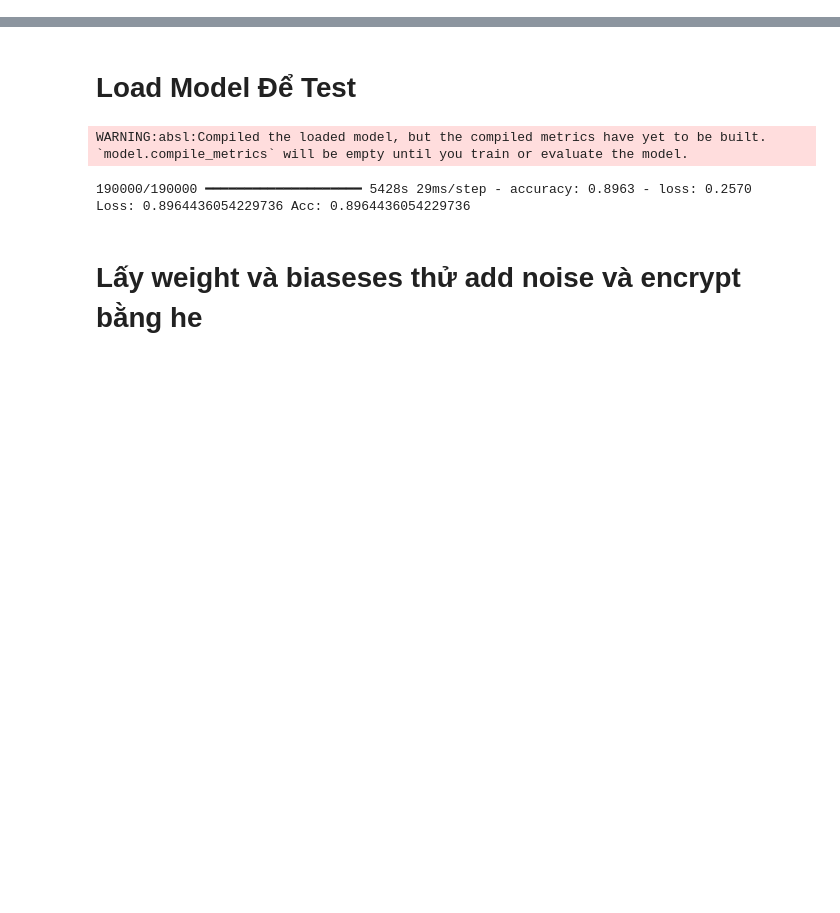
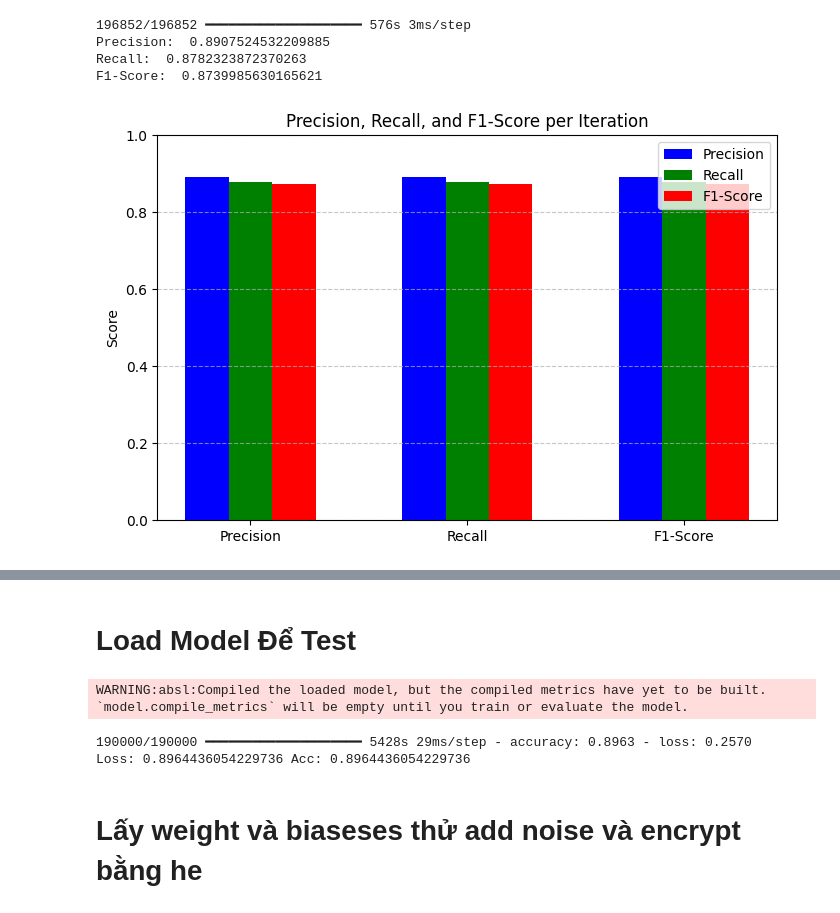
Before and after one commit to VoNhtHoang/Enhancing-Privacy-Preservation-of-Federated-Learning-for-IDS, a Jupyter notebook: CNN_model_with_dask.ipynb, the cells around one changed output, grey strips where cells are left out. Drawn from its saved outputs; the diff is of its cells as text; code cells hidden in the pictures; blank space fills up the shorter version.

```diff
--- a/CNN_model_with_dask.ipynb
+++ b/CNN_model_with_dask.ipynb
@@ -8,7 +8,8 @@ from tensorflow.keras.models import Sequential
 from tensorflow.keras import layers, models
 from tensorflow.keras.layers import Conv1D, MaxPooling1D, Flatten, Dense, Dropout
 
-file_path = "Processed_Data/Mapped_Dataset.csv"
+# file_path = "Processed_Data/Mapped_Dataset.csv"
+file_path="C:/Users/hoang/FileCSV_DACN_2025/Benign_ddos_dos_Mapped_Dataset.csv"
 
 df = dk.read_csv(file_path)
 # %%
@@ -21,7 +22,7 @@ from dask_ml.model_selection import train_test_split
 train_df, test_df = train_test_split(df, test_size=ratio_test_all, random_state=42)
 
 # # load từng batch
-def dask_to_tf_dataset(dask_df, batch_size=128, num_classes=10):
+def dask_to_tf_dataset(dask_df, batch_size, num_classes):
     def generator():
         for batch in dask_df.to_delayed():
             batch=batch.compute()
@@ -41,7 +42,7 @@ def dask_to_tf_dataset(dask_df, batch_size=128, num_classes=10):
 
     output_signature = (
         tf.TensorSpec(shape=(None, 46), dtype=tf.float32),
-        tf.TensorSpec(shape=(None, 10), dtype=tf.int32),
+        tf.TensorSpec(shape=(None, 11), dtype=tf.int32),
     )
 
     return tf.data.Dataset.from_generator(generator, output_signature=output_signature).prefetch(tf.data.AUTOTUNE)
@@ -75,6 +76,6 @@ def dask_to_tf_dataset(dask_df, batch_size=128, num_classes=10):
 #         output_signature=output_signature
 #     ).prefetch(tf.data.AUTOTUNE)
 # %%
-train_gen = dask_to_tf_dataset(train_df, 512, 10).repeat()
-test_gen = dask_to_tf_dataset(test_df, 512, 10).repeat()
+train_gen = dask_to_tf_dataset(train_df, 512, 11).repeat()
+test_gen = dask_to_tf_dataset(test_df, 512, 11)
 # %%
@@ -144,0 +162,59 @@ WARNING:absl:You are saving your model as an HDF5 file via `model.save()` or `ke
+# %%
+from sklearn.metrics import precision_score, recall_score, f1_score
+from tensorflow.keras.models import load_model
+
+import numpy as np
+import matplotlib.pyplot as plt
+
+X_test_list = []
+y_test_list = []
+
+for X_batch, y_batch in test_gen.as_numpy_iterator():
+# take(12000):
+    X_test_list.append(X_batch)
+    y_test_list.append(y_batch)  # .numpy()
+
+    # Gộp tất cả batch lại
+    X_test = np.concatenate(X_test_list, axis=0)
+    y_test = np.concatenate(y_test_list, axis=0)
+
+    # Nếu y_test đang ở dạng one-hot, chuyển về dạng số
+    y_test = np.argmax(y_test, axis=1)
+
+model = load_model("cnn_model_2-0_batch512_test015.h5")
+
+
+y_pred_prob = model.predict(X_test)
+
+y_pred = y_pred_prob.argmax(axis=1)
+
+# Tính Precision, Recall, F1-score
+precision = precision_score(y_test, y_pred, average='weighted')
+recall = recall_score(y_test, y_pred, average='weighted')
+f1 = f1_score(y_test, y_pred, average='weighted')
+print("Precision: ", precision)
+print("Recall: ", recall)
+print("F1-Score: ", f1)
+
+param_names = ['Precision', 'Recall', 'F1-Score']
+array = [precision, recall, f1]
+
+x = np.arange(len(param_names))
+width = 0.2  # Độ rộng của mỗi cột
+# Vẽ biểu đồ
+plt.figure(figsize=(8, 5))
+plt.bar(x - width, precision, width, label="Precision", color="blue")
+plt.bar(x, recall, width, label="Recall", color="green")
+plt.bar(x + width, f1, width, label="F1-Score", color="red")
+
+# Cấu hình trục và nhãn
+plt.xticks(x, param_names)  # Gán nhãn cho trục X
+plt.ylabel("Score")
+plt.title("Precision, Recall, and F1-Score per Iteration")
+plt.ylim(0, 1)  # Giá trị từ 0 đến 1
+plt.legend()
+plt.grid(axis="y", linestyle="--", alpha=0.7)
+
+# Hiển thị biểu đồ
+plt.show()
+# %% [output]
@@ -144,0 +222,5 @@ WARNING:absl:You are saving your model as an HDF5 file via `model.save()` or `ke
+196852/196852 ━━━━━━━━━━━━━━━━━━━━ 576s 3ms/step
+Precision:  0.8907524532209885
+Recall:  0.8782323872370263
+F1-Score:  0.8739985630165621
+[figure, added]
```
Also changed, not shown: parts of 4 cells of this notebook, 20 other files.
